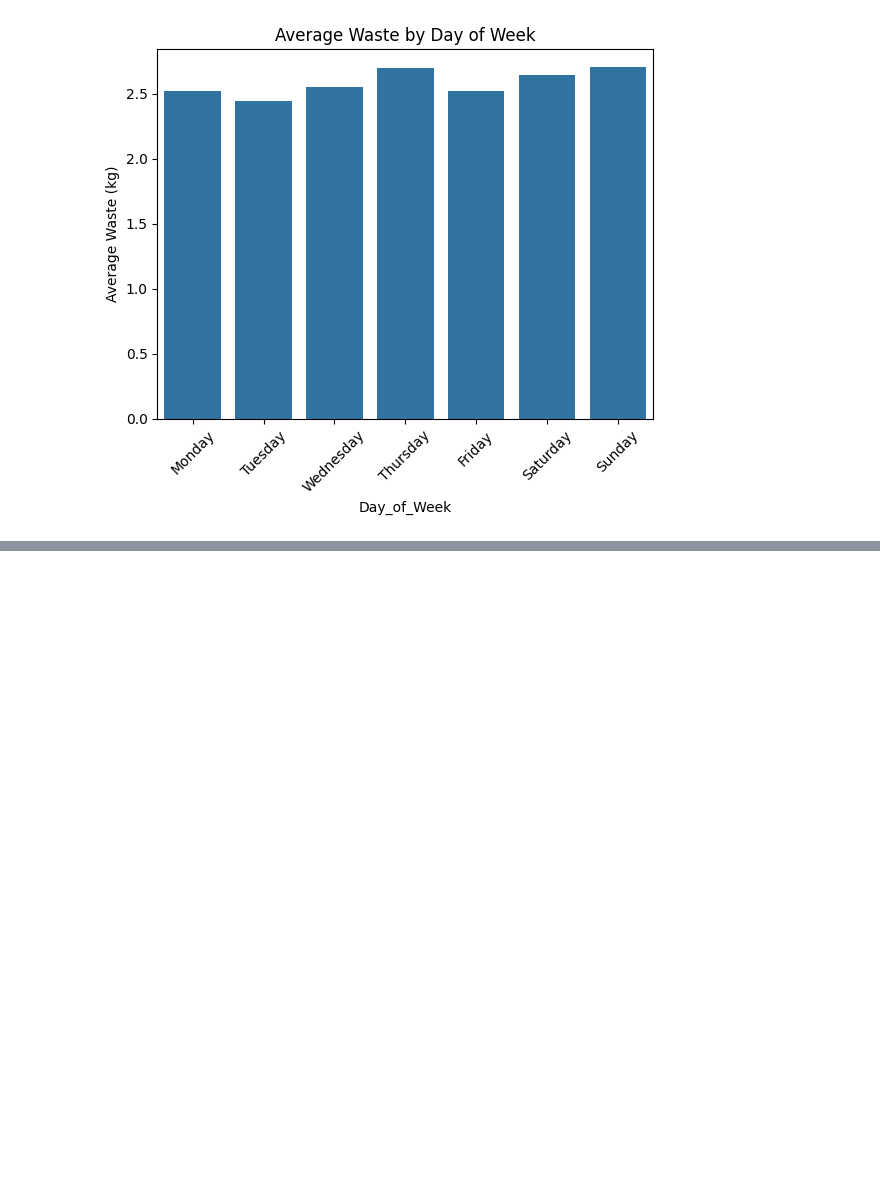
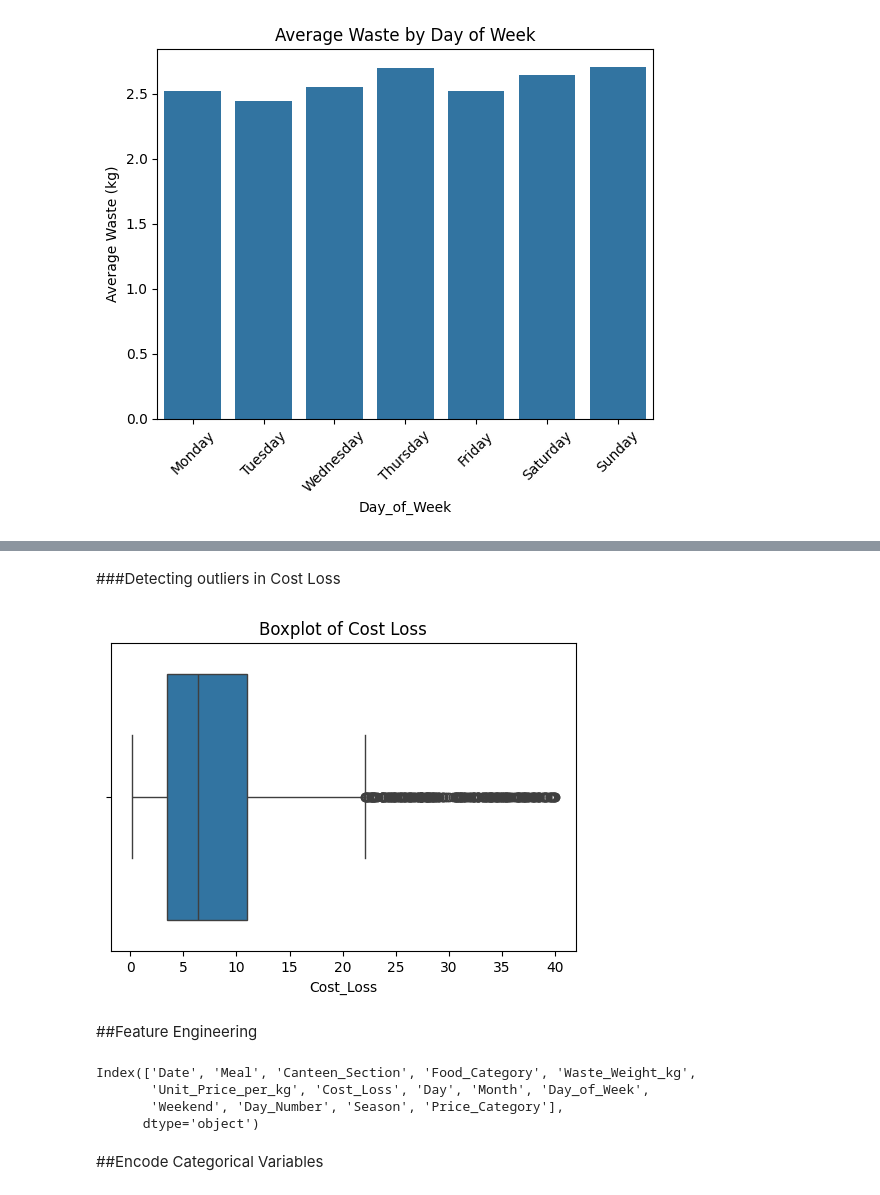
Before and after one commit to sasasaee/ml-project, a Jupyter notebook: canteen_data_analysis.ipynb, the cells around one changed output, grey strips where cells are left out. Saved outputs shown, nothing was run; the diff lists cells and outputs as text; code cells hidden in the pictures; blank space fills up the shorter version.

```diff
--- a/canteen_data_analysis.ipynb
+++ b/canteen_data_analysis.ipynb
@@ -330,0 +403,14 @@ plt.show()
+# %% [markdown]
+###Detecting outliers in Cost Loss
+# %%
+plt.figure(figsize=(6,4))
+
+sns.boxplot(x=df["Cost_Loss"])
+
+plt.title("Boxplot of Cost Loss")
+
+plt.show()
+# %% [output]
+[figure, added]
+# %% [markdown]
+##Feature Engineering
@@ -330,0 +443,7 @@ plt.show()
+# %%
+df.columns
+# %% [output]
+Index(['Date', 'Meal', 'Canteen_Section', 'Food_Category', 'Waste_Weight_kg',
+       'Unit_Price_per_kg', 'Cost_Loss', 'Day', 'Month', 'Day_of_Week',
+       'Weekend', 'Day_Number', 'Season', 'Price_Category'],
+      dtype='object')
@@ -330,0 +452,2 @@ plt.show()
+# %% [markdown]
+##Encode Categorical Variables
```
Also changed, not shown: parts of 24 cells of this notebook.
